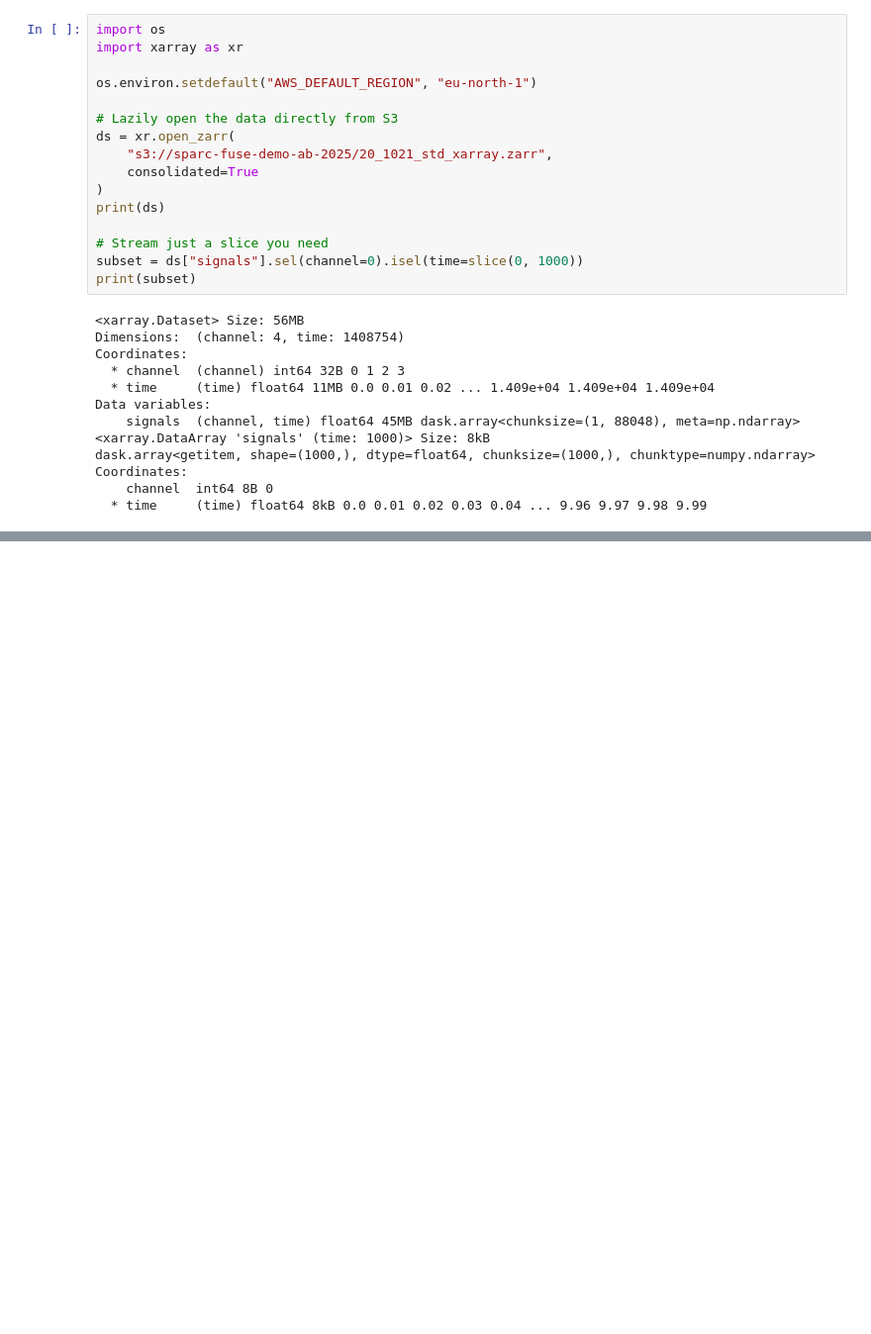
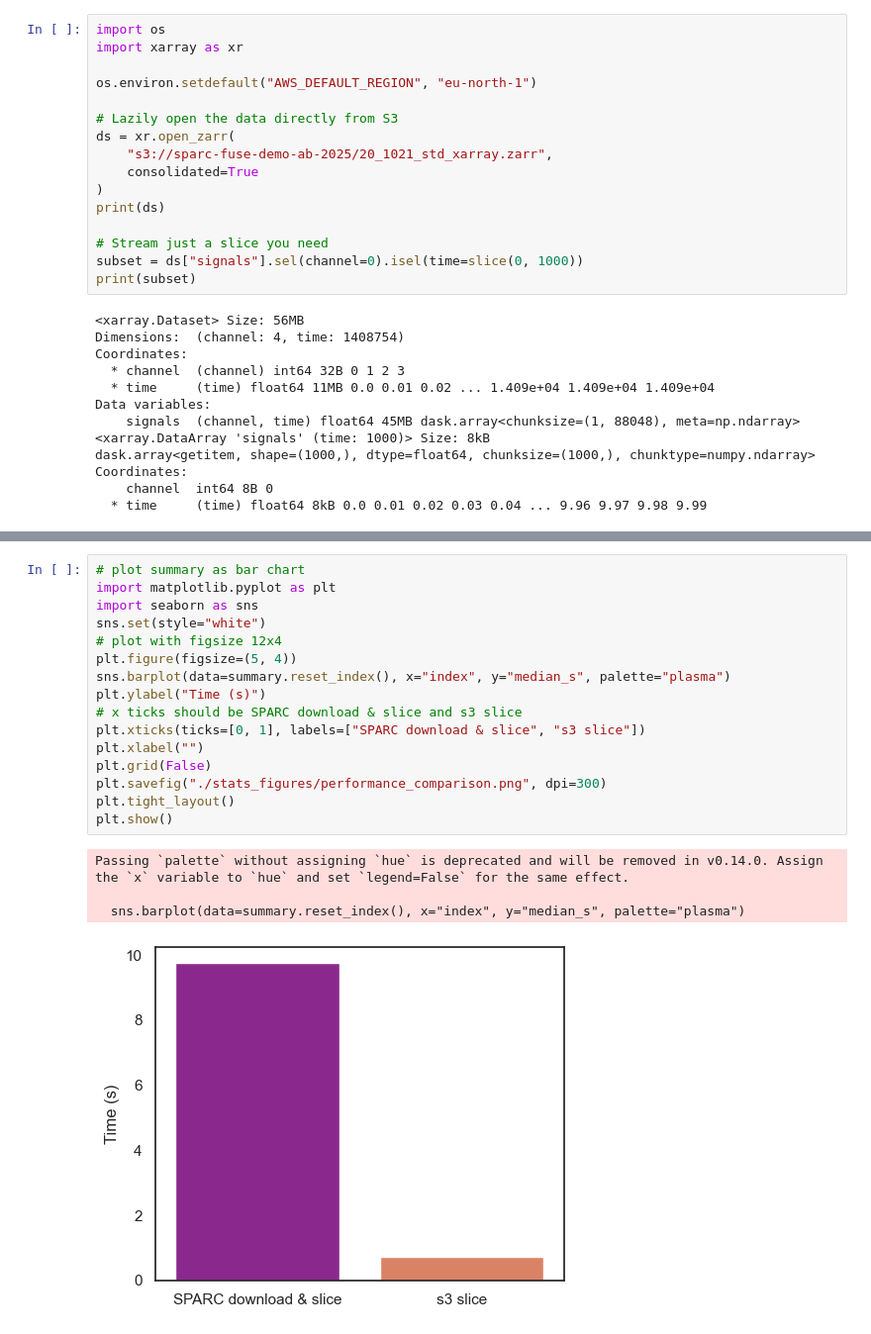
Before and after one commit to SPARC-FAIR-Codeathon/2025-team-B, a Jupyter notebook: test_aws.ipynb, the cells around one changed output, grey strips where cells are left out. Shown at 99% size. Drawn from its saved outputs; the diff is of its cells as text; blank space fills up the shorter version.

```diff
--- a/test_aws.ipynb
+++ b/test_aws.ipynb
@@ -480,0 +654,21 @@ Coordinates:
+# %%
+# plot summary as bar chart
+import matplotlib.pyplot as plt
+import seaborn as sns
+sns.set(style="white")
+# plot with figsize 12x4
+plt.figure(figsize=(5, 4))
+sns.barplot(data=summary.reset_index(), x="index", y="median_s", palette="plasma")
+plt.ylabel("Time (s)")
+# x ticks should be SPARC download & slice and s3 slice
+plt.xticks(ticks=[0, 1], labels=["SPARC download & slice", "s3 slice"])
+plt.xlabel("")
+plt.grid(False)
+plt.savefig("./stats_figures/performance_comparison.png", dpi=300)
+plt.tight_layout()
+plt.show()
+# %% [output]
+Passing `palette` without assigning `hue` is deprecated and will be removed in v0.14.0. Assign the `x` variable to `hue` and set `legend=False` for the same effect.
+
+  sns.barplot(data=summary.reset_index(), x="index", y="median_s", palette="plasma")
+[figure, added]
```
Also changed, not shown: parts of 6 cells of this notebook.
